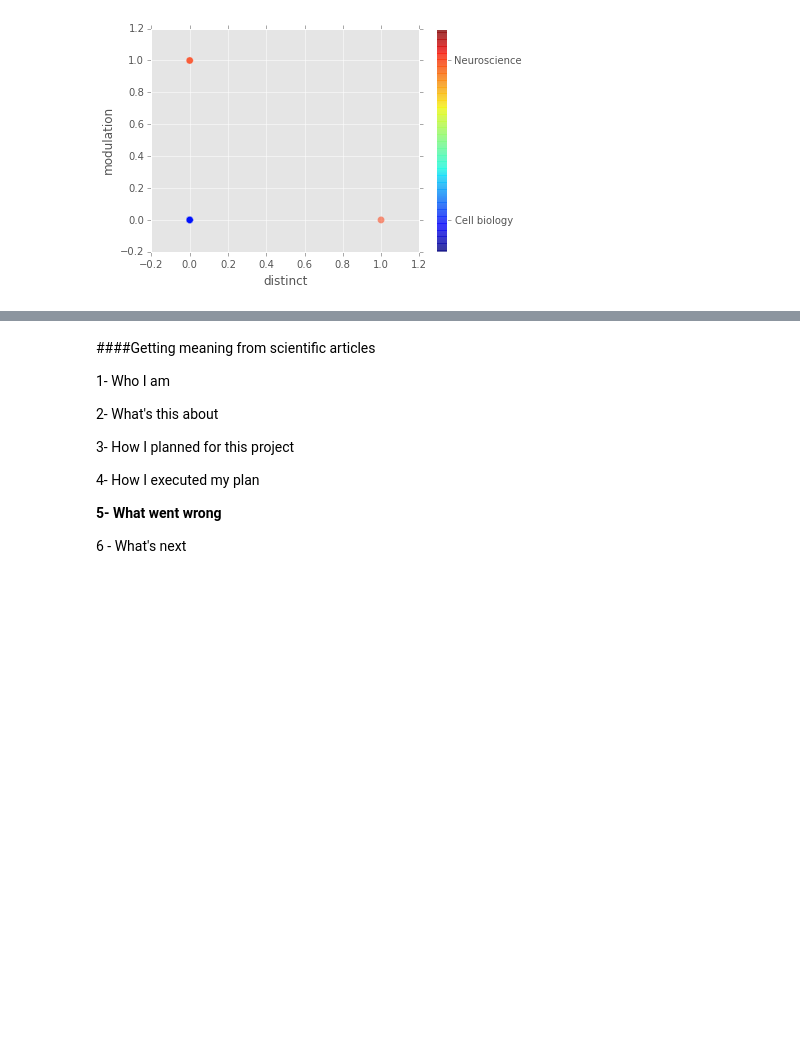
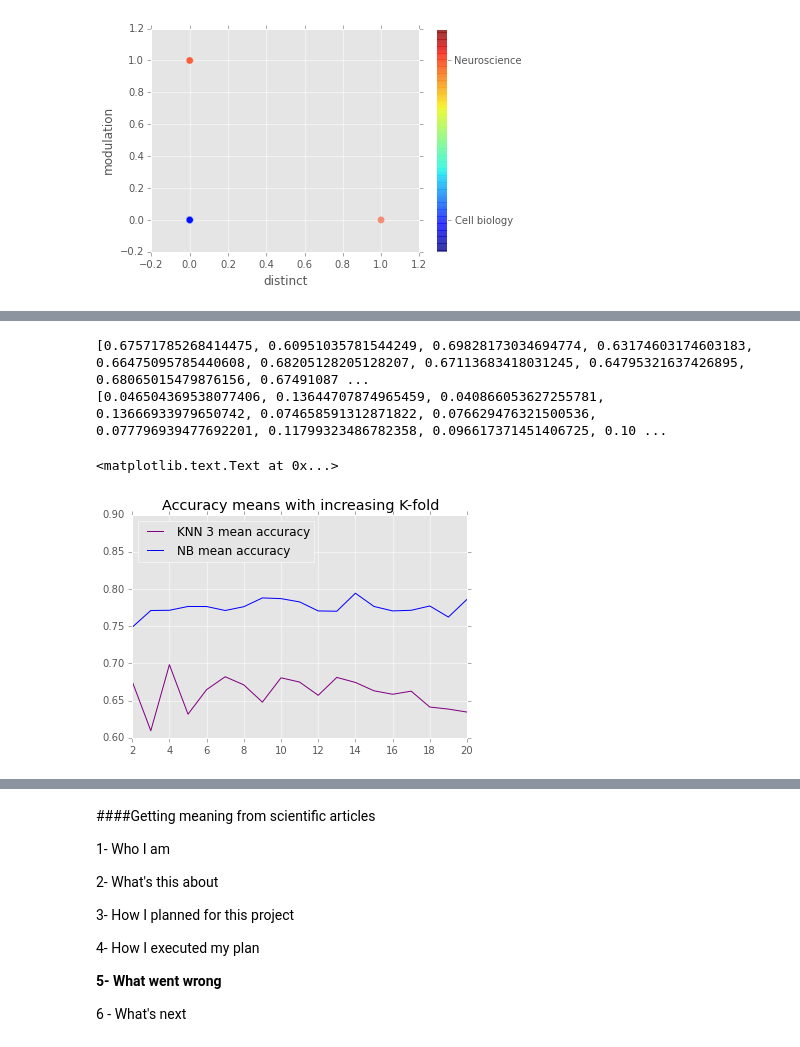
Before and after one commit to Eleonore9/get-articles-meaning, a Jupyter notebook: Eleonore_PyData_Ldn2015.ipynb, the cells around one changed output, grey strips where cells are left out. Cells and saved outputs as stored; diff of their text form; code cells hidden in the pictures; blank space fills up the shorter version.

Commit message:
Slides finished, cross validation

```diff
--- a/Eleonore_PyData_Ldn2015.ipynb
+++ b/Eleonore_PyData_Ldn2015.ipynb
@@ -188,7 +185,8 @@ stop_words = ['a', 'an', 'and', 'are', 'as', 'at', 'be', 'by', 'for'
              'from', 'has', 'he', 'if', 'in', 'is', 'it', 'its', 'it\'s', 'of', 'on',
              'than', 'that', 'the', 'to', 'was', 'were', 'will', 'with']
 
-docs = [[filter(lambda x:x not in string.punctuation, i) for i in txt if i != '' and i not in stop_words]
+docs = [[filter(lambda x:x not in string.punctuation, i)
+         for i in txt if i != '' and i not in stop_words]
         for txt in texts]
 print docs
 # %% [output]
@@ -656,0 +651,35 @@ avg / total       0.82      0.85      0.82        60
+# %%
+## Model validation: test several training/testing data
+# K fold cross validation: iterator that randomise the sampling
+
+from sklearn.cross_validation import cross_val_score
+
+kf = range(2, 21)
+
+knn = neighbors.KNeighborsClassifier(n_neighbors = 3)
+nb = BernoulliNB()
+
+means_knn, sds_knn, means_nb, sds_nb = [], [], [], []
+
+for k in kf:
+    knn_scores = cross_val_score(knn, X_train, Y_train, cv=k)
+    nb_scores = cross_val_score(nb, X_train, Y_train, cv=k)
+    means_knn.append(knn_scores.mean())
+    sds_knn.append(knn_scores.std())
+    means_nb.append(nb_scores.mean())
+    sds_nb.append(nb_scores.std())
+
+print means_knn
+print sds_knn
+# %% [output]
+[0.67571785268414475, 0.60951035781544249, 0.69828173034694774, 0.63174603174603183, 0.66475095785440608, 0.68205128205128207, 0.67113683418031245, 0.64795321637426895, 0.68065015479876156, 0.67491087 ...
+[0.046504369538077406, 0.13644707874965459, 0.040866053627255781, 0.13666933979650742, 0.074658591312871822, 0.076629476321500536, 0.077796939477692201, 0.11799323486782358, 0.096617371451406725, 0.10 ...
+# %%
+plt.plot(kf, means_knn, label="KNN 3 mean accuracy", color="purple")
+plt.plot(kf, means_nb, label="NB mean accuracy", color="blue")
+plt.legend(loc=2)
+plt.ylim(0.6, 0.9)
+plt.title("Accuracy means with increasing K-fold")
+# %% [output]
+<matplotlib.text.Text at 0x...>
+[figure, added]
```
Also changed, not shown: parts of 32 cells of this notebook, 6 other files.
